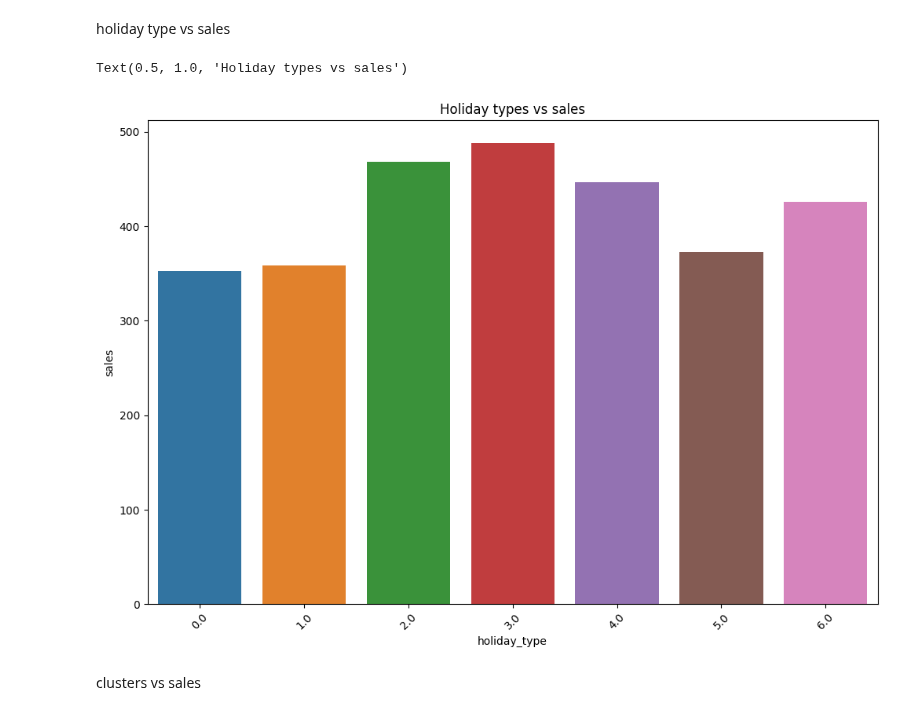
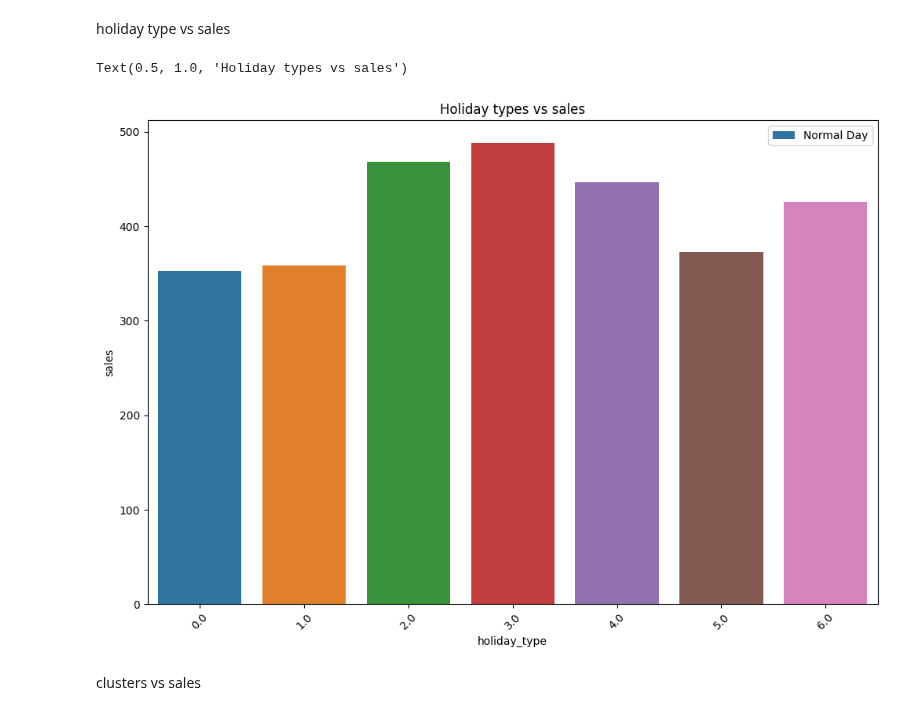
Before and after one commit to lieric90/Store-Sales, a Jupyter notebook: Store Sales Predictions/store_sale_predictions.ipynb, the cells around one changed output. Saved outputs shown, nothing was run; the diff lists cells and outputs as text; code cells hidden in the pictures.

```diff
--- a/Store Sales Predictions/store_sale_predictions.ipynb
+++ b/Store Sales Predictions/store_sale_predictions.ipynb
@@ -280,11 +280,13 @@ holiday type vs sales
 # %%
 plt.figure(figsize = (12, 8))
 ax = sns.barplot(data = training, x = 'holiday_type', y = 'sales', ci = None)
 plt.xticks(rotation = 45)
+plt.legend(["Normal Day", "Transfer", "Additional", "Bridge", "Work Day", "Event"])
 plt.title("Holiday types vs sales")
+#{'Holiday': 1, 'Transfer': 2, 'Additional': 3, 'Bridge': 4, 'Work Day': 5, 'Event': 6}
 # %% [output]
 Text(0.5, 1.0, 'Holiday types vs sales')
-[figure, old version]
+[figure, new version]
 # %% [markdown]
 clusters vs sales
 # %%
```
Also changed, not shown: parts of 8 cells of this notebook.
